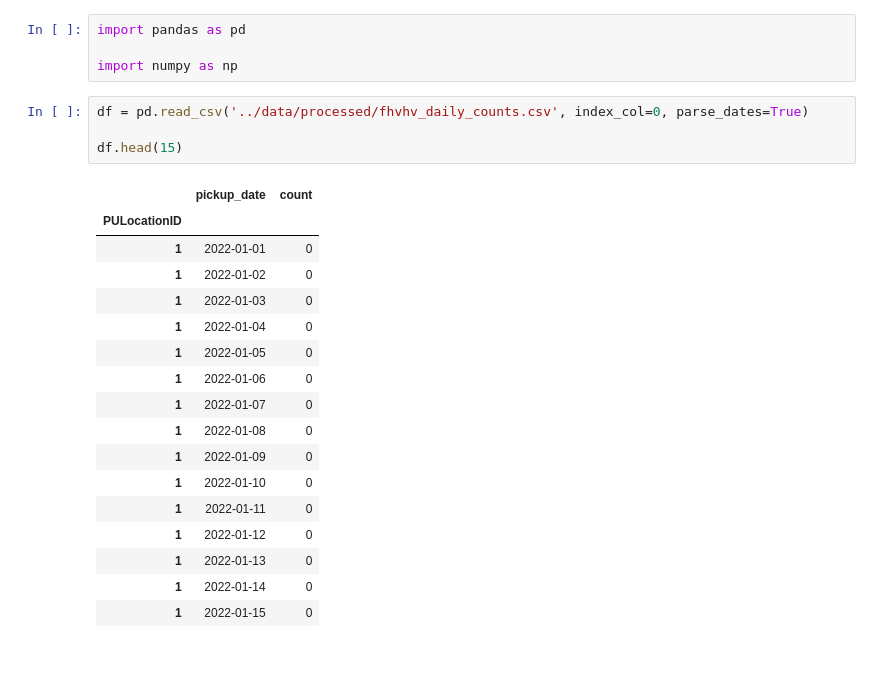
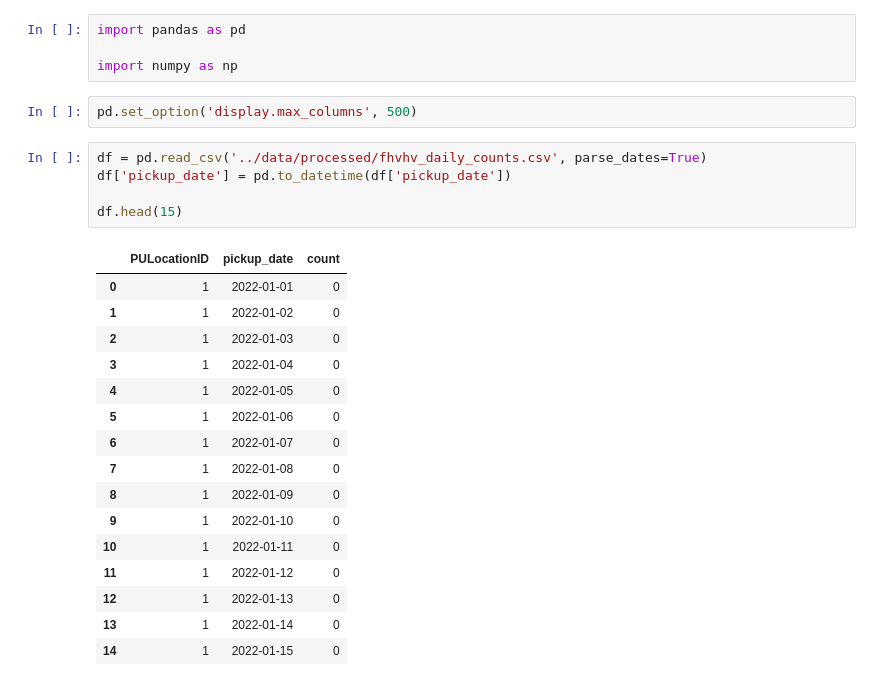
Before and after one commit to Blindshooter/tlc-nyc, a Jupyter notebook: notebooks/feature_generation_ts.ipynb, the cells around one changed output. Cells and saved outputs as stored; diff of their text form; blank space fills up the shorter version.

```diff
--- a/notebooks/feature_generation_ts.ipynb
+++ b/notebooks/feature_generation_ts.ipynb
@@ -2,25 +2,27 @@
 import pandas as pd
 
 import numpy as np
+# %%
+pd.set_option('display.max_columns', 500)
 # %%
-df = pd.read_csv('../data/processed/fhvhv_daily_counts.csv', index_col=0, parse_dates=True)
+df = pd.read_csv('../data/processed/fhvhv_daily_counts.csv', parse_dates=True)
+df['pickup_date'] = pd.to_datetime(df['pickup_date'])
 
 df.head(15)
 # %% [output]
-|  | pickup_date | count |
-| PULocationID |  |  |
-| 1 | 2022-01-01 | 0 |
-| 1 | 2022-01-02 | 0 |
-| 1 | 2022-01-03 | 0 |
-| 1 | 2022-01-04 | 0 |
-| 1 | 2022-01-05 | 0 |
-| 1 | 2022-01-06 | 0 |
-| 1 | 2022-01-07 | 0 |
-| 1 | 2022-01-08 | 0 |
-| 1 | 2022-01-09 | 0 |
-| 1 | 2022-01-10 | 0 |
-| 1 | 2022-01-11 | 0 |
-| 1 | 2022-01-12 | 0 |
-| 1 | 2022-01-13 | 0 |
-| 1 | 2022-01-14 | 0 |
-| 1 | 2022-01-15 | 0 |
+|  | PULocationID | pickup_date | count |
+| 0 | 1 | 2022-01-01 | 0 |
+| 1 | 1 | 2022-01-02 | 0 |
+| 2 | 1 | 2022-01-03 | 0 |
+| 3 | 1 | 2022-01-04 | 0 |
+| 4 | 1 | 2022-01-05 | 0 |
+| 5 | 1 | 2022-01-06 | 0 |
+| 6 | 1 | 2022-01-07 | 0 |
+| 7 | 1 | 2022-01-08 | 0 |
+| 8 | 1 | 2022-01-09 | 0 |
+| 9 | 1 | 2022-01-10 | 0 |
+| 10 | 1 | 2022-01-11 | 0 |
+| 11 | 1 | 2022-01-12 | 0 |
+| 12 | 1 | 2022-01-13 | 0 |
+| 13 | 1 | 2022-01-14 | 0 |
+| 14 | 1 | 2022-01-15 | 0 |
```
Also changed, not shown: parts of 11 cells of this notebook, 1 other file.
